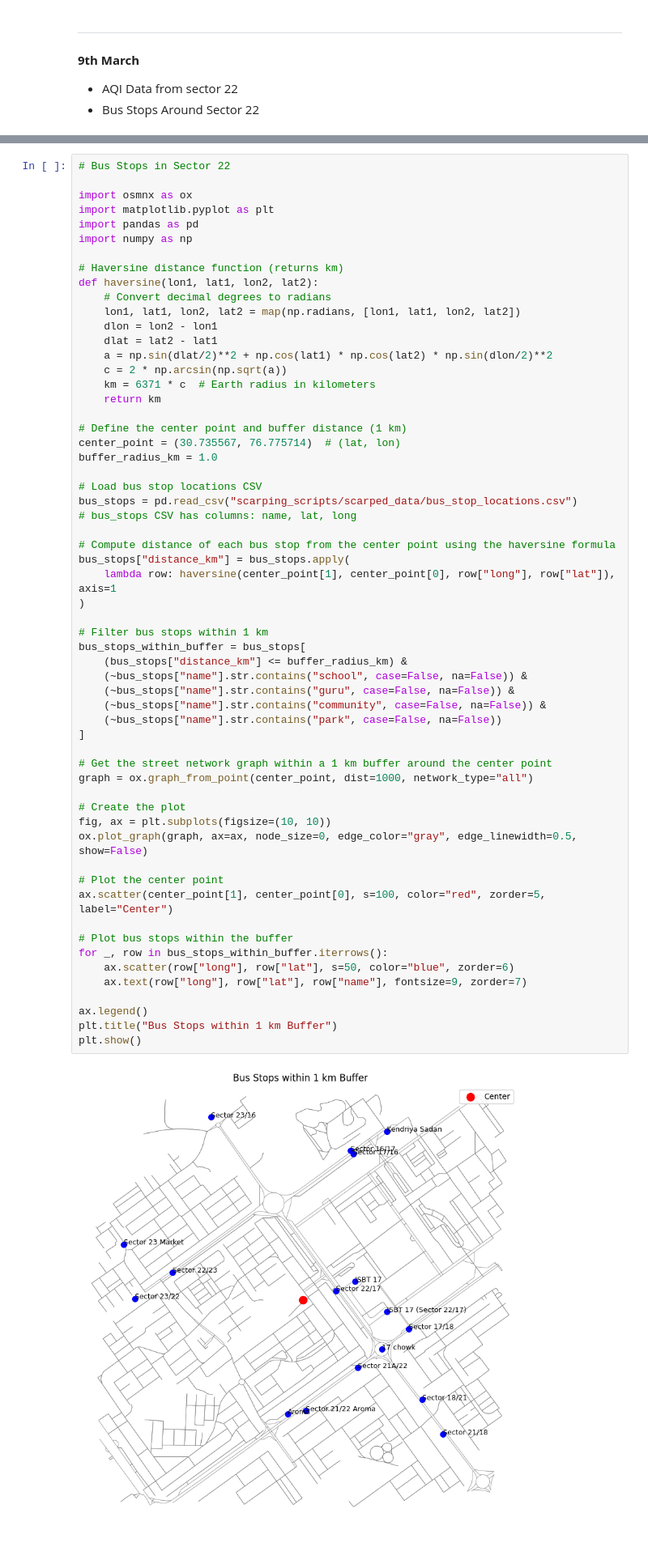
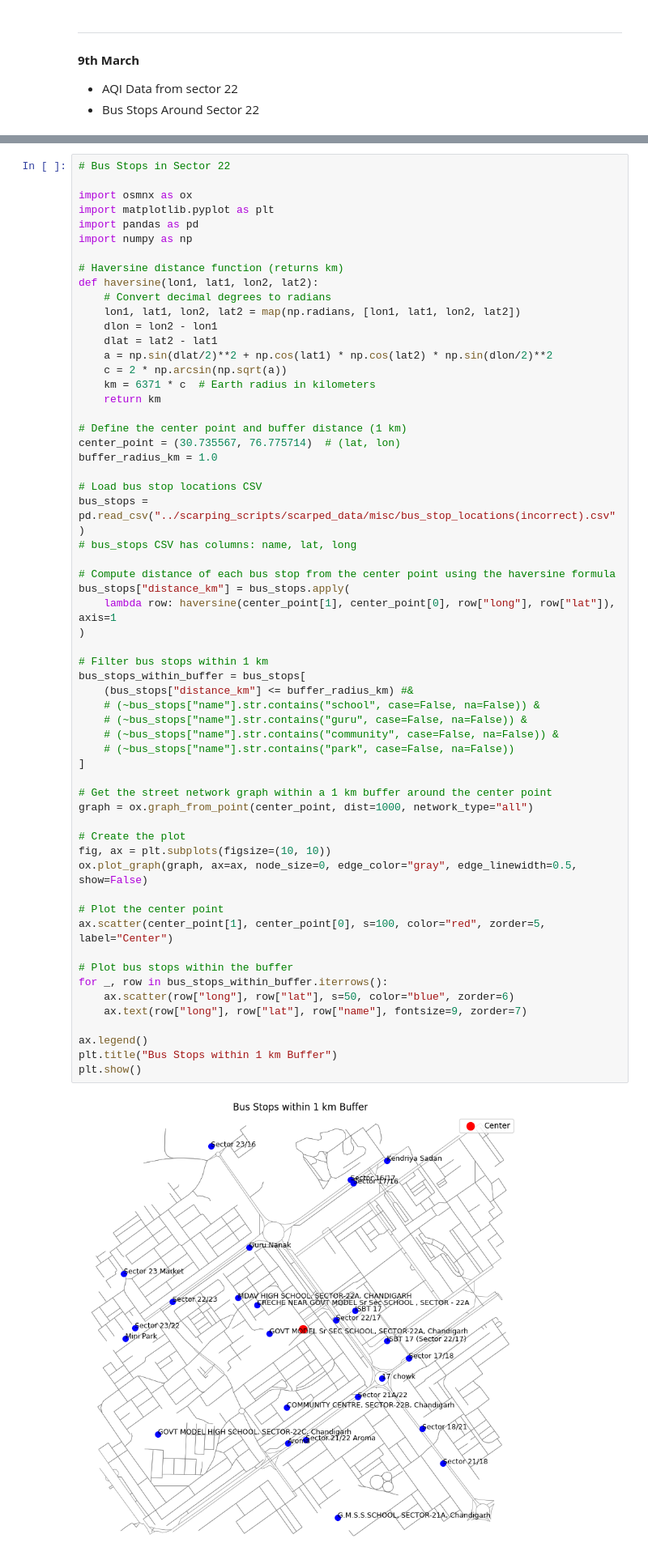
Before and after one commit to suraj1102/Public-Transit-Optimization, a Jupyter notebook: analysis/plot_osm_map.ipynb, the cells around one changed output, grey strips where cells are left out. Shown at 81% size. Cells and saved outputs as stored; diff of their text form.

```diff
--- a/analysis/plot_osm_map.ipynb
+++ b/analysis/plot_osm_map.ipynb
@@ -311,43 +215,43 @@ center_point = (30.735567, 76.775714)  # (lat, lon)
 buffer_radius_km = 1.0
 
 # Load bus stop locations CSV
-bus_stops = pd.read_csv("scarping_scripts/scarped_data/bus_stop_locations.csv")
+bus_stops = pd.read_csv("../scarping_scripts/scarped_data/misc/bus_stop_locations(incorrect).csv")
 # bus_stops CSV has columns: name, lat, long
 
 # Compute distance of each bus stop from the center point using the haversine formula
 bus_stops["distance_km"] = bus_stops.apply(
     lambda row: haversine(center_point[1], center_point[0], row["long"], row["lat"]), axis=1
 )
 
 # Filter bus stops within 1 km
 bus_stops_within_buffer = bus_stops[
-    (bus_stops["distance_km"] <= buffer_radius_km) &
-    (~bus_stops["name"].str.contains("school", case=False, na=False)) &
-    (~bus_stops["name"].str.contains("guru", case=False, na=False)) &
-    (~bus_stops["name"].str.contains("community", case=False, na=False)) &
-    (~bus_stops["name"].str.contains("park", case=False, na=False))
+    (bus_stops["distance_km"] <= buffer_radius_km) #&
+    # (~bus_stops["name"].str.contains("school", case=False, na=False)) &
+    # (~bus_stops["name"].str.contains("guru", case=False, na=False)) &
+    # (~bus_stops["name"].str.contains("community", case=False, na=False)) &
+    # (~bus_stops["name"].str.contains("park", case=False, na=False))
 ]
 
 # Get the street network graph within a 1 km buffer around the center point
 graph = ox.graph_from_point(center_point, dist=1000, network_type="all")
 
 # Create the plot
 fig, ax = plt.subplots(figsize=(10, 10))
 ox.plot_graph(graph, ax=ax, node_size=0, edge_color="gray", edge_linewidth=0.5, show=False)
 
 # Plot the center point
 ax.scatter(center_point[1], center_point[0], s=100, color="red", zorder=5, label="Center")
 
 # Plot bus stops within the buffer
 for _, row in bus_stops_within_buffer.iterrows():
     ax.scatter(row["long"], row["lat"], s=50, color="blue", zorder=6)
     ax.text(row["long"], row["lat"], row["name"], fontsize=9, zorder=7)
 
 ax.legend()
 plt.title("Bus Stops within 1 km Buffer")
 plt.show()
 # %% [output]
-[figure, old version]
+[figure, new version]
 # %%
 import osmnx as ox
 import matplotlib.pyplot as plt
```
Also changed, not shown: parts of 1 cell of this notebook.
